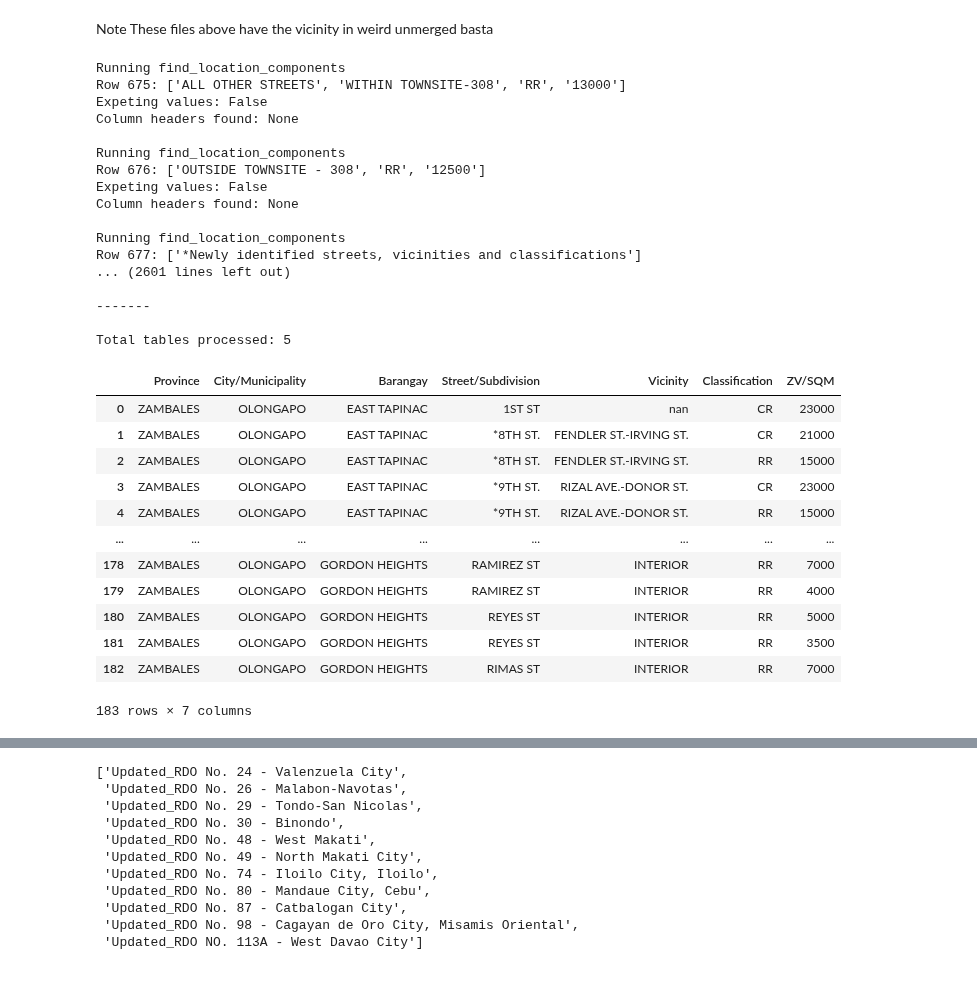
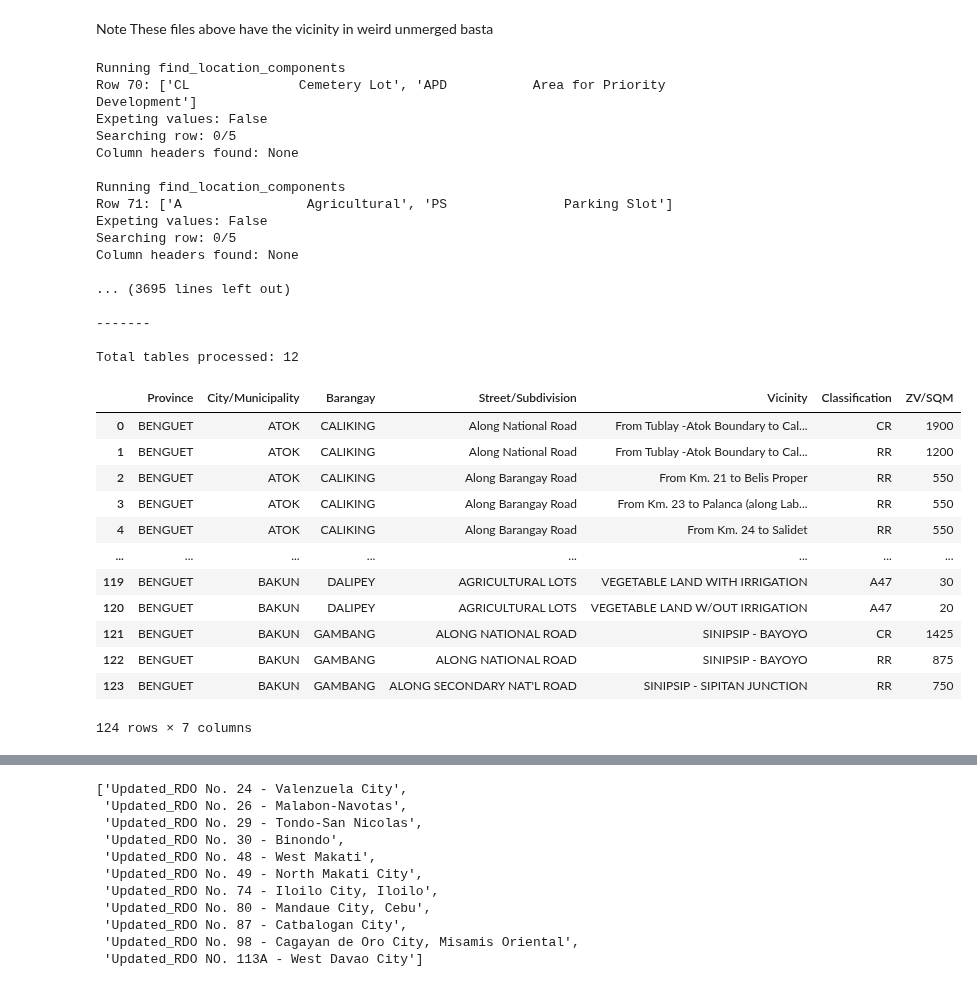
Before and after one commit to lansantuyo/bir-zl-scraping, a Jupyter notebook: Updated Scraper.ipynb, the cells around one changed output, grey strips where cells are left out. Saved outputs shown, nothing was run; the diff lists cells and outputs as text; code cells hidden in the pictures.

```diff
--- a/Updated Scraper.ipynb
+++ b/Updated Scraper.ipynb
@@ -434,6 +432,7 @@ def find_location_components(df, index, proximity_window=5, current_province=Non
         if debug:
             print(f"Row {current_index}: {non_null_cells}")
             print(f"Expeting values: {expecting_values}")
+            print(f"Searching row: {offset}/{proximity_window}")
 
         # Check if this row contains the combined labels
         if not expecting_values and any(re.search(r"PROVINCE\s*/\s*CITY\s*/\s*MUNICIPALITY\s*/\s*BARANGAYS", cell, re.IGNORECASE) for cell in non_null_cells):
@@ -505,6 +504,10 @@ def find_location_components(df, index, proximity_window=5, current_province=Non
 
             # Check for Barangay/Zone
             barangay = extract_value(r"(?:Barangays|Zone|Barangay)(?:\s*\/\s*(?:Barangays|Zone|Barangay))?\s*[:\s]?\s*(.+)", combined_current_row)
+            # Check if the extracted barangay value contains a phrase like "along barangay road"
+            if barangay and re.search(r".*along.*barangay.*road.*", combined_current_row, re.IGNORECASE):
+                # print(f"Discarding match due to 'along barangay road' pattern: {barangay}")
+                barangay = None
             if barangay:
                 current_barangay = clean_value(barangay)
                 found_any = True
@@ -523,12 +526,16 @@ def find_location_components(df, index, proximity_window=5, current_province=Non
             if found_any and all([current_province and current_city and current_barangay]):
                 # if barangay index is before province index, look for a province pa, and if we find, overwrite
                 if barangay_index is not None and province_index is not None and barangay_index < province_index and not barangay_holder:
+                    if debug:
+                        print("Extending search for new baranagay")
                     barangay_holder = current_barangay
                     current_barangay = None
                     offset -= 2
                     continue
                 # Similarly, if city index is before province index, look for a province and overwrite
                 if city_index is not None and province_index is not None and city_index < province_index and not city_holder:
+                    if debug:
+                        print("Extending search for new city")
                     city_holder = current_city
                     current_city = None
                     offset -= 2
@@ -537,6 +544,8 @@ def find_location_components(df, index, proximity_window=5, current_province=Non
                     print(f"Found all location components! Last matched index: {last_matched_index}")
                 return current_province, current_city, current_barangay, last_matched_index
             if offset == proximity_window - 1:
+                if found_any:
+                   return current_province, current_city, current_barangay, last_matched_index
                 if barangay_holder:
                     current_barangay = barangay_holder
                     return current_province, current_city, current_barangay, last_matched_index
@@ -998,7 +1004,7 @@ Updated_RDO No. 63 - Calapan City,  Oriental Mindoro
 # %% [markdown]
 Note These files above have the vicinity in weird unmerged basta
 # %%
-file = 'RDO No. 18 - Olongapo City, Zambales.xls'
+file = 'RDO No. 9 - La Trinidad, Benguet.xlsx'
 test = pd.ExcelFile(f"data/{file}")
 
 sheet_names = sorted([name for name in test.sheet_names if name.strip().lower().startswith('sheet')], key=lambda name: int(re.search(r'\d+', name).group()))
@@ -1006,35 +1012,35 @@ last_sheet_name = sheet_names[-1] if sheet_names else None
 
 df = pd.read_excel("data/"+file, sheet_name=last_sheet_name, header=None)
 # %%
-main(df, debug=True, start=675, end=900, debug_location=True, debug_header=False)
+main(df, debug=True, start=70, end=400, debug_location=True, debug_header=False)
 # %% [output]
 Running find_location_components
-Row 675: ['ALL OTHER STREETS', 'WITHIN TOWNSITE-308', 'RR', '13000']
+Row 70: ['CL              Cemetery Lot', 'APD           Area for Priority Development']
 Expeting values: False
+Searching row: 0/5
 Column headers found: None
 
 Running find_location_components
-Row 676: ['OUTSIDE TOWNSITE - 308', 'RR', '12500']
+Row 71: ['A                Agricultural', 'PS               Parking Slot']
 Expeting values: False
+Searching row: 0/5
 Column headers found: None
 
-Running find_location_components
-Row 677: ['*Newly identified streets, vicinities and classifications']
-... (2601 lines left out)
+... (3695 lines left out)
 
 -------
 
-Total tables processed: 5
+Total tables processed: 12
 |  | Province | City/Municipality | Barangay | Street/Subdivision | Vicinity | Classification | ZV/SQM |
-| 0 | ZAMBALES | OLONGAPO | EAST TAPINAC | 1ST ST | nan | CR | 23000 |
-| 1 | ZAMBALES | OLONGAPO | EAST TAPINAC | *8TH ST. | FENDLER ST.-IRVING ST. | CR | 21000 |
-| 2 | ZAMBALES | OLONGAPO | EAST TAPINAC | *8TH ST. | FENDLER ST.-IRVING ST. | RR | 15000 |
-| 3 | ZAMBALES | OLONGAPO | EAST TAPINAC | *9TH ST. | RIZAL AVE.-DONOR ST. | CR | 23000 |
-| 4 | ZAMBALES | OLONGAPO | EAST TAPINAC | *9TH ST. | RIZAL AVE.-DONOR ST. | RR | 15000 |
+| 0 | BENGUET | ATOK | CALIKING | Along National Road | From Tublay -Atok Boundary to Cal... | CR | 1900 |
+| 1 | BENGUET | ATOK | CALIKING | Along National Road | From Tublay -Atok Boundary to Cal... | RR | 1200 |
+| 2 | BENGUET | ATOK | CALIKING | Along Barangay Road | From Km. 21 to Belis Proper | RR | 550 |
+| 3 | BENGUET | ATOK | CALIKING | Along Barangay Road | From Km. 23 to Palanca (along Lab... | RR | 550 |
+| 4 | BENGUET | ATOK | CALIKING | Along Barangay Road | From Km. 24 to Salidet | RR | 550 |
 | ... | ... | ... | ... | ... | ... | ... | ... |
-| 178 | ZAMBALES | OLONGAPO | GORDON HEIGHTS | RAMIREZ ST | INTERIOR | RR | 7000 |
-| 179 | ZAMBALES | OLONGAPO | GORDON HEIGHTS | RAMIREZ ST | INTERIOR | RR | 4000 |
-| 180 | ZAMBALES | OLONGAPO | GORDON HEIGHTS | REYES ST | INTERIOR | RR | 5000 |
-| 181 | ZAMBALES | OLONGAPO | GORDON HEIGHTS | REYES ST | INTERIOR | RR | 3500 |
-| 182 | ZAMBALES | OLONGAPO | GORDON HEIGHTS | RIMAS ST | INTERIOR | RR | 7000 |
+| 119 | BENGUET | BAKUN | DALIPEY | AGRICULTURAL LOTS | VEGETABLE LAND WITH IRRIGATION | A47 | 30 |
+| 120 | BENGUET | BAKUN | DALIPEY | AGRICULTURAL LOTS | VEGETABLE LAND W/OUT IRRIGATION | A47 | 20 |
+| 121 | BENGUET | BAKUN | GAMBANG | ALONG NATIONAL ROAD | SINIPSIP - BAYOYO | CR | 1425 |
+| 122 | BENGUET | BAKUN | GAMBANG | ALONG NATIONAL ROAD | SINIPSIP - BAYOYO | RR | 875 |
+| 123 | BENGUET | BAKUN | GAMBANG | ALONG SECONDARY NAT'L ROAD | SINIPSIP - SIPITAN JUNCTION | RR | 750 |
-183 rows × 7 columns
+124 rows × 7 columns
```
Also changed, not shown: parts of 7 cells of this notebook.
